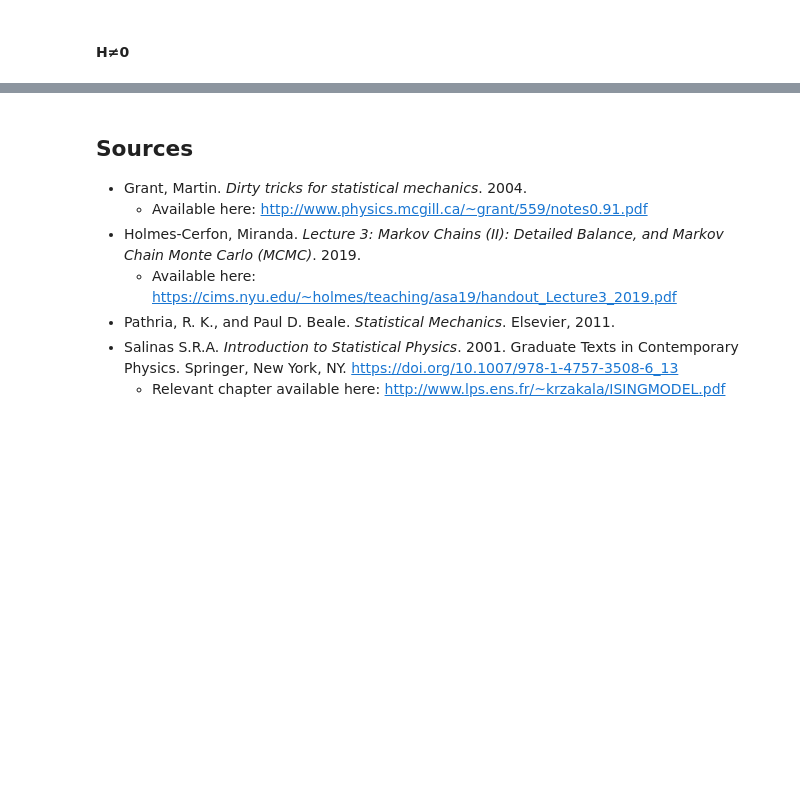
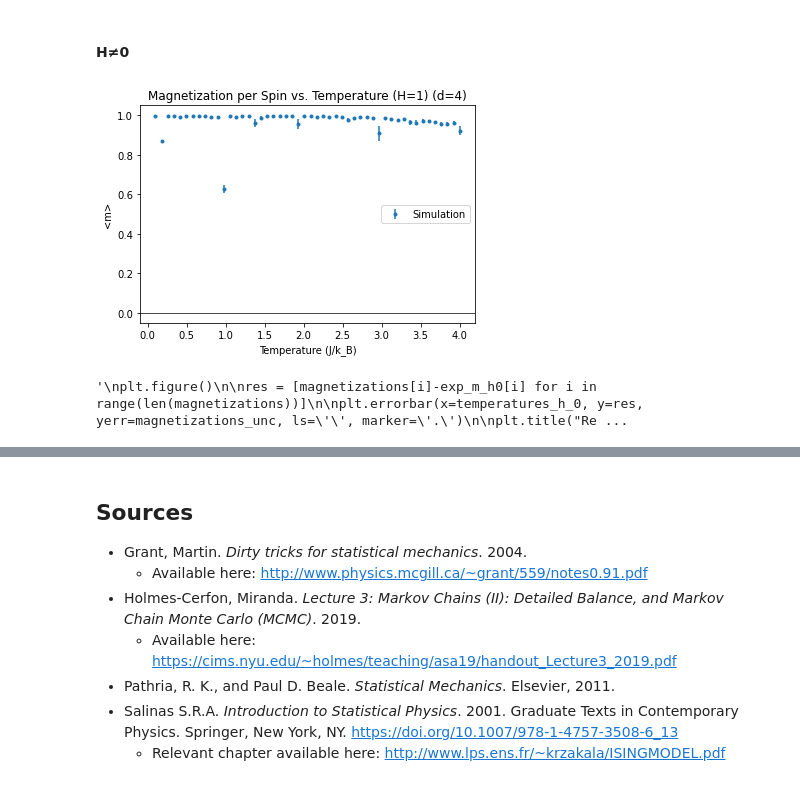
Before and after one commit to WillPugs/ising-model, a Jupyter notebook: ising_nd.ipynb, the cells around one changed output, grey strips where cells are left out. Saved outputs shown, nothing was run; the diff lists cells and outputs as text; code cells hidden in the pictures; blank space fills up the shorter version.

Commit message:
Finish 3D simulation

```diff
--- a/ising_nd.ipynb
+++ b/ising_nd.ipynb
@@ -313,2 +313,41 @@ plt.show()
 # %% [markdown]
 <h4>H&#8800;0</h4>
+# %%
+#these values will be stored in separate variables so that we may easily change them
+d= 4
+N = 5
+num_points = 25
+num_sim = 3
+H = 1
+temperatures_h_0 = np.linspace(0.1, 4, 50) #the range of temperatures over which we will run our simulation
+
+energies, energies_unc, magnetizations, magnetizations_unc = full_sim_2d(d, N, num_points, num_sim, temperatures_h_0, H, "both") #run the simulation
+# %%
+plt.figure()
+
+plt.errorbar(x=temperatures_h_0, y=magnetizations, yerr=magnetizations_unc, marker='.', ls='', label='Simulation')
+
+plt.title("Magnetization per Spin vs. Temperature (H=" + str(H) + ") (d=" + str(d) +')')
+plt.xlabel("Temperature (J/k_B)")
+plt.ylabel("<m>")
+plt.axhline(color='k', lw=0.7)
+plt.legend()
+plt.show()
+
+#plotting residuals
+"""
+plt.figure()
+
+res = [magnetizations[i]-exp_m_h0[i] for i in range(len(magnetizations))]
+
+plt.errorbar(x=temperatures_h_0, y=res, yerr=magnetizations_unc, ls='', marker='.')
+
+plt.title("Residuals of Magnetization per Spin vs. Temperature (H=0)")
+plt.xlabel("Temperature (J/k_B)")
+plt.ylabel("<m>")
+plt.axhline(color='k', lw=0.7)
+plt.show()
+"""
+# %% [output]
+[figure, added]
+'\nplt.figure()\n\nres = [magnetizations[i]-exp_m_h0[i] for i in range(len(magnetizations))]\n\nplt.errorbar(x=temperatures_h_0, y=res, yerr=magnetizations_unc, ls=\'\', marker=\'.\')\n\nplt.title("Re ...
```
Also changed, not shown: parts of 8 cells of this notebook.
